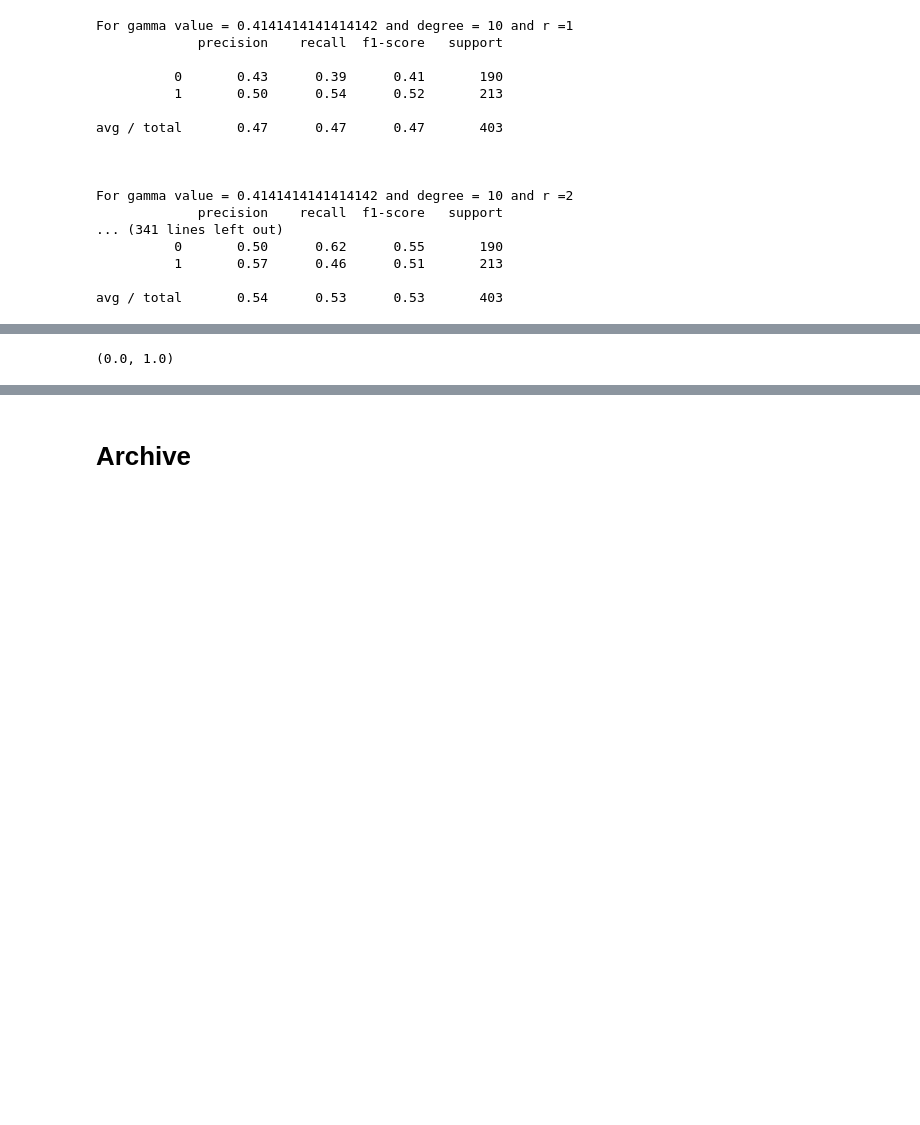
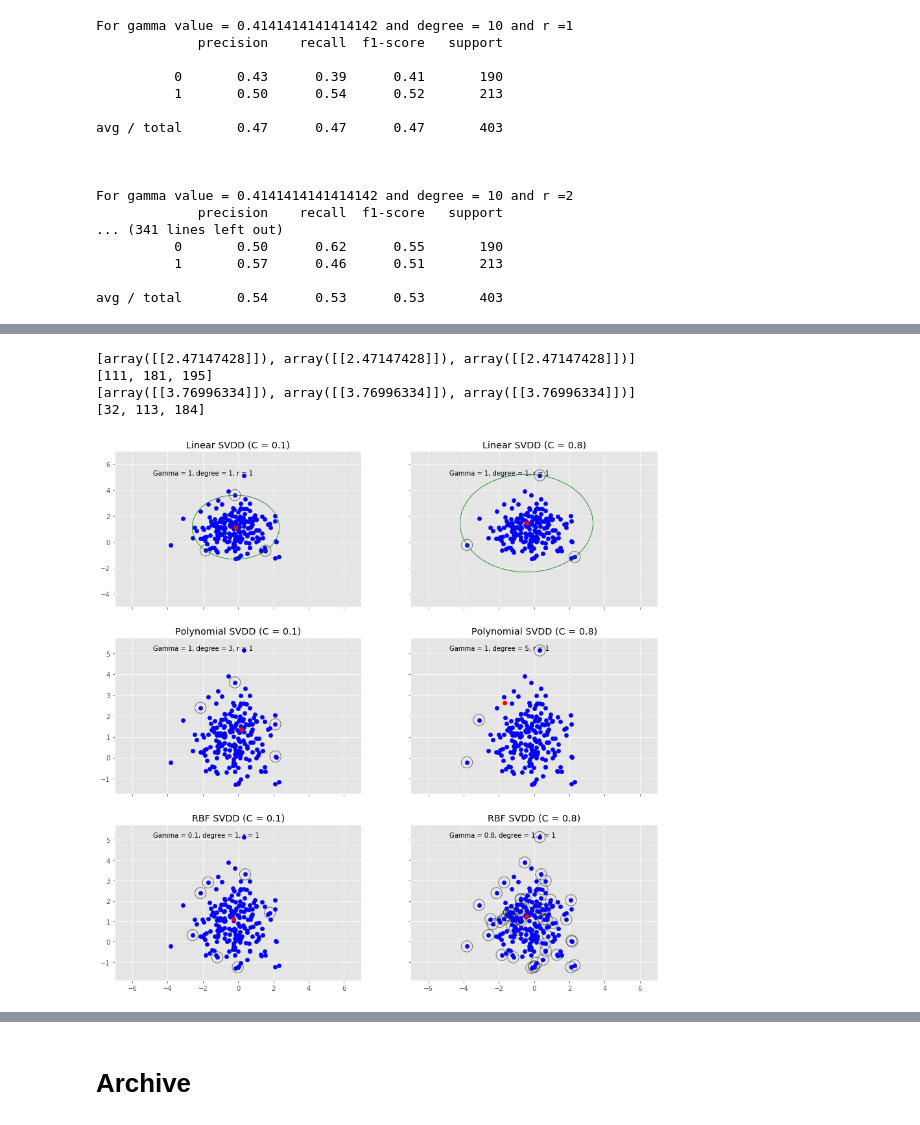
Before and after one commit to ajoseph12/Machine_Learning_lab, a Jupyter notebook: ML_LAB_1.ipynb, the cells around one changed output, grey strips where cells are left out. Cells and saved outputs as stored; diff of their text form; code cells hidden in the pictures; blank space fills up the shorter version.

```diff
--- a/ML_LAB_1.ipynb
+++ b/ML_LAB_1.ipynb
@@ -1197,4 +1321,0 @@ for i in range(n_samples):
-# %%
-for n,i in enumerate(chk):
-    if i <= -(np.max(radius_list)**2/2) + C:
-        print(n,i)
@@ -1315,17 +1321,0 @@ plt.show()
-# %%
-for z in z_list:
-    for i in range(n_samples):
-        temp_second_term =
-# %% [output]
-(0.0, 1.0)
-# %%
-radius_list = list()
-third_term = np.matmul(alpha.value.T,np.matmul(kernel, alpha.value))
-
-for k in temp_list:
-    for i in range(n_samples):
-        temp_second_term = alpha.value[i]*kernel[i,k]
-
-    temp_radius = np.sqrt(kernel[k,k] - temp_second_term + third_term)
-    radius_list.append(temp_radius)
-radius_list.sort()
@@ -1331,0 +1418,49 @@ radius_list.sort()
+# %%
+n_samples=200
+X,Y = make_blobs(n_samples =n_samples , centers=1, center_box=(-1.0, 1.0),
+                 cluster_std=1.1, random_state=42)
+
+mode_list = [['polynomial', 1, 1, 1, 0.1,'Linear SVDD (C = 0.1)', '$X_1$','$X_2$'],
+             ['polynomial',1, 1, 1, 0.8,'Linear SVDD (C = 0.8)', '$X_1$','$X_2$'],
+             ['polynomial', 1, 3, 1, 0.1,'Polynomial SVDD (C = 0.1)', '$X_1$','$X_2$'],
+             ['polynomial', 1, 5, 1, 0.8,'Polynomial SVDD (C = 0.8)', '$X_1$','$X_2$'],
+             ['rbf',0.1, 1, 1, 0.1, 'RBF SVDD (C = 0.1)', '$X_1$','$X_2$'],
+             ['rbf', 0.8, 1, 1, 0.8, 'RBF SVDD (C = 0.8)', '$X_1$','$X_2$']]
+
+f, ax = plt.subplots(3,2, sharex='col', sharey='row', figsize=(15, 15))
+
+for idx, info in zip(product([0, 1,2], [0 ,1]), mode_list):
+
+    mode, gamma, degree, r, C, title, x_axis, y_axis  = info
+    svdd = SVDD(X, Y, mode, gamma, degree, r, C)
+    alpha = svdd.alpha
+    center = svdd.center
+    support_vec_idx = svdd.support_vec_idx
+    radius = svdd.radius
+
+    ax[idx[0], idx[1]].scatter(X[support_vec_idx,0], X[support_vec_idx,1], alpha=0.5,
+                        s=300, linewidth=1, facecolors='none', edgecolors='black')
+    ax[idx[0], idx[1]].scatter(X[:, 0], X[:, 1], c='blue', s=40)
+    ax[idx[0], idx[1]].plot(center[0][0], center[0][1],'ro')
+    ax[idx[0], idx[1]].set_title(title)
+    ax[idx[0], idx[1]].set_title(title)
+    ax[idx[0], idx[1]].text(min(X[:, 0]-1), max(X[:, 1]),'Gamma = {}, degree = {}, r = {}'.format(gamma, degree, r))
+
+    if title == 'Linear SVDD (C = 0.1)' or title == 'Linear SVDD (C = 0.8)':
+
+        ax[idx[0], idx[1]].set_xlim([-7, 7])
+        ax[idx[0], idx[1]].set_ylim([-5, 7])
+        circ_1 = plt.Circle((center[0][0], center[0][1]), radius= radius[0], color='g', fill = False)
+        circ_2 = plt.Circle((center[0][0], center[0][1]), radius= radius[-1], color='g', fill = False)
+        ax[idx[0], idx[1]].add_patch(circ_1)
+        ax[idx[0], idx[1]].add_patch(circ_2)
+
+
+plt.savefig('SVDD_benchmark.png')
+plt.show()
+# %% [output]
+[array([[2.47147428]]), array([[2.47147428]]), array([[2.47147428]])]
+[111, 181, 195]
+[array([[3.76996334]]), array([[3.76996334]]), array([[3.76996334]])]
+[32, 113, 184]
+[figure, added]
```
Also changed, not shown: parts of 53 cells of this notebook, 8 other files.
